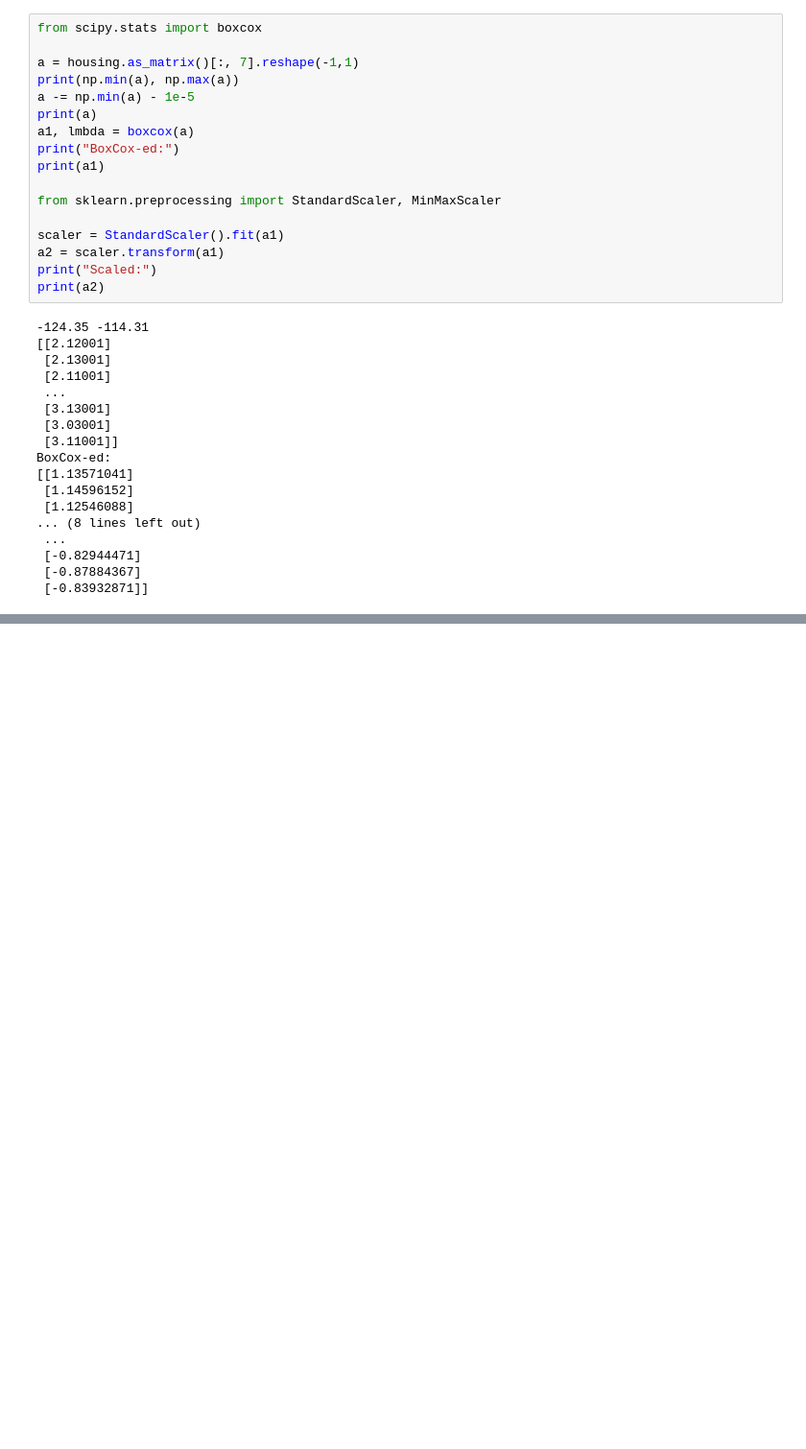
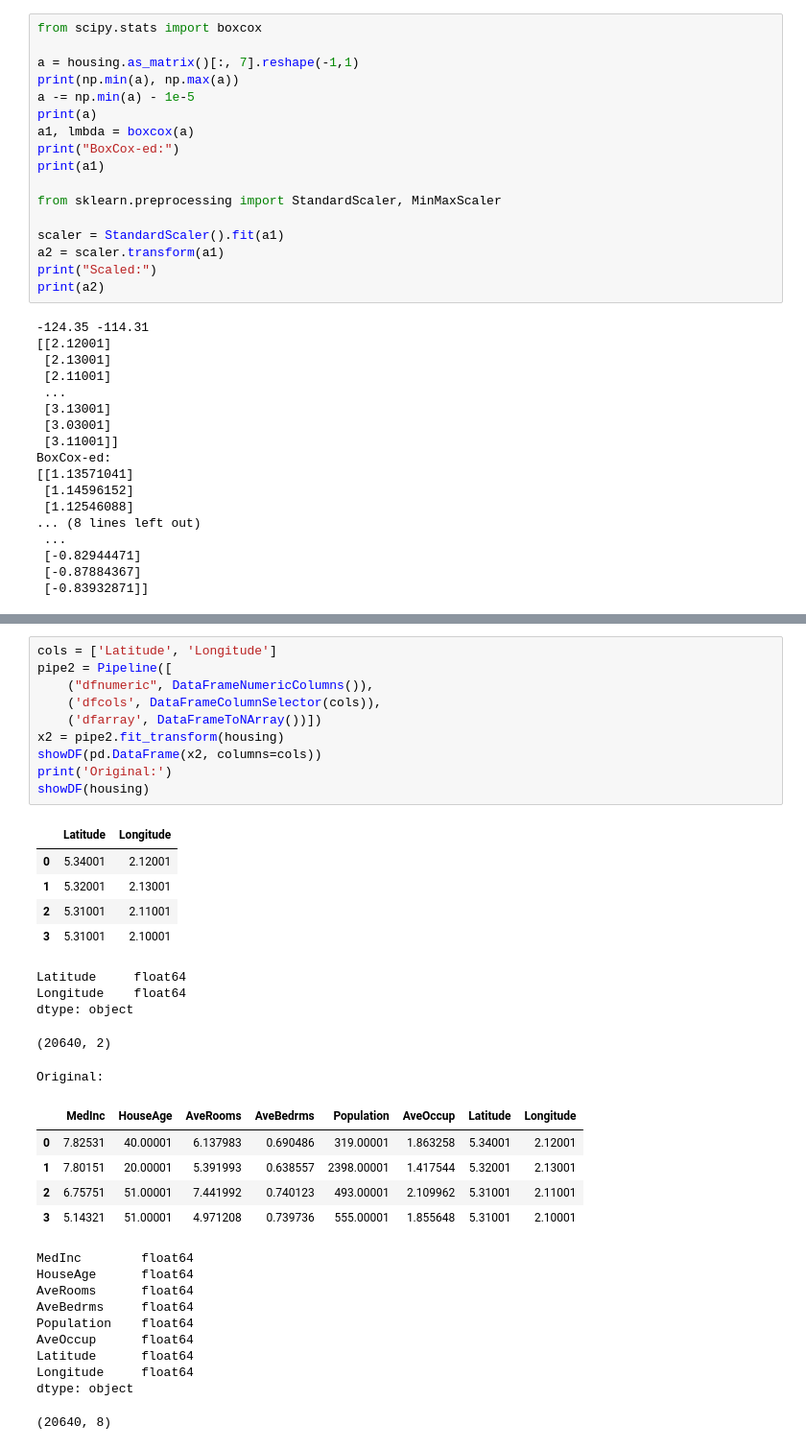
Before and after one commit to che220/simpletest, a Jupyter notebook: learn_tensorflow/explore_data.ipynb, the cells around one changed output, grey strips where cells are left out. Shown at 96% size. Saved outputs shown, nothing was run; the diff lists cells and outputs as text; blank space fills up the shorter version.

Commit message:
practice pipelines

```diff
--- a/learn_tensorflow/explore_data.ipynb
+++ b/learn_tensorflow/explore_data.ipynb
@@ -140,0 +285,36 @@ dtype: object
+# %%
+cols = ['Latitude', 'Longitude']
+pipe2 = Pipeline([
+    ("dfnumeric", DataFrameNumericColumns()),
+    ('dfcols', DataFrameColumnSelector(cols)),
+    ('dfarray', DataFrameToNArray())])
+x2 = pipe2.fit_transform(housing)
+showDF(pd.DataFrame(x2, columns=cols))
+print('Original:')
+showDF(housing)
+# %% [output]
+|  | Latitude | Longitude |
+| 0 | 5.34001 | 2.12001 |
+| 1 | 5.32001 | 2.13001 |
+| 2 | 5.31001 | 2.11001 |
+| 3 | 5.31001 | 2.10001 |
+Latitude     float64
+Longitude    float64
+dtype: object
+(20640, 2)
+Original:
+|  | MedInc | HouseAge | AveRooms | AveBedrms | Population | AveOccup | Latitude | Longitude |
+| 0 | 7.82531 | 40.00001 | 6.137983 | 0.690486 | 319.00001 | 1.863258 | 5.34001 | 2.12001 |
+| 1 | 7.80151 | 20.00001 | 5.391993 | 0.638557 | 2398.00001 | 1.417544 | 5.32001 | 2.13001 |
+| 2 | 6.75751 | 51.00001 | 7.441992 | 0.740123 | 493.00001 | 2.109962 | 5.31001 | 2.11001 |
+| 3 | 5.14321 | 51.00001 | 4.971208 | 0.739736 | 555.00001 | 1.855648 | 5.31001 | 2.10001 |
+MedInc        float64
+HouseAge      float64
+AveRooms      float64
+AveBedrms     float64
+Population    float64
+AveOccup      float64
+Latitude      float64
+Longitude     float64
+dtype: object
+(20640, 8)
```
Also changed, not shown: parts of 4 cells of this notebook.
